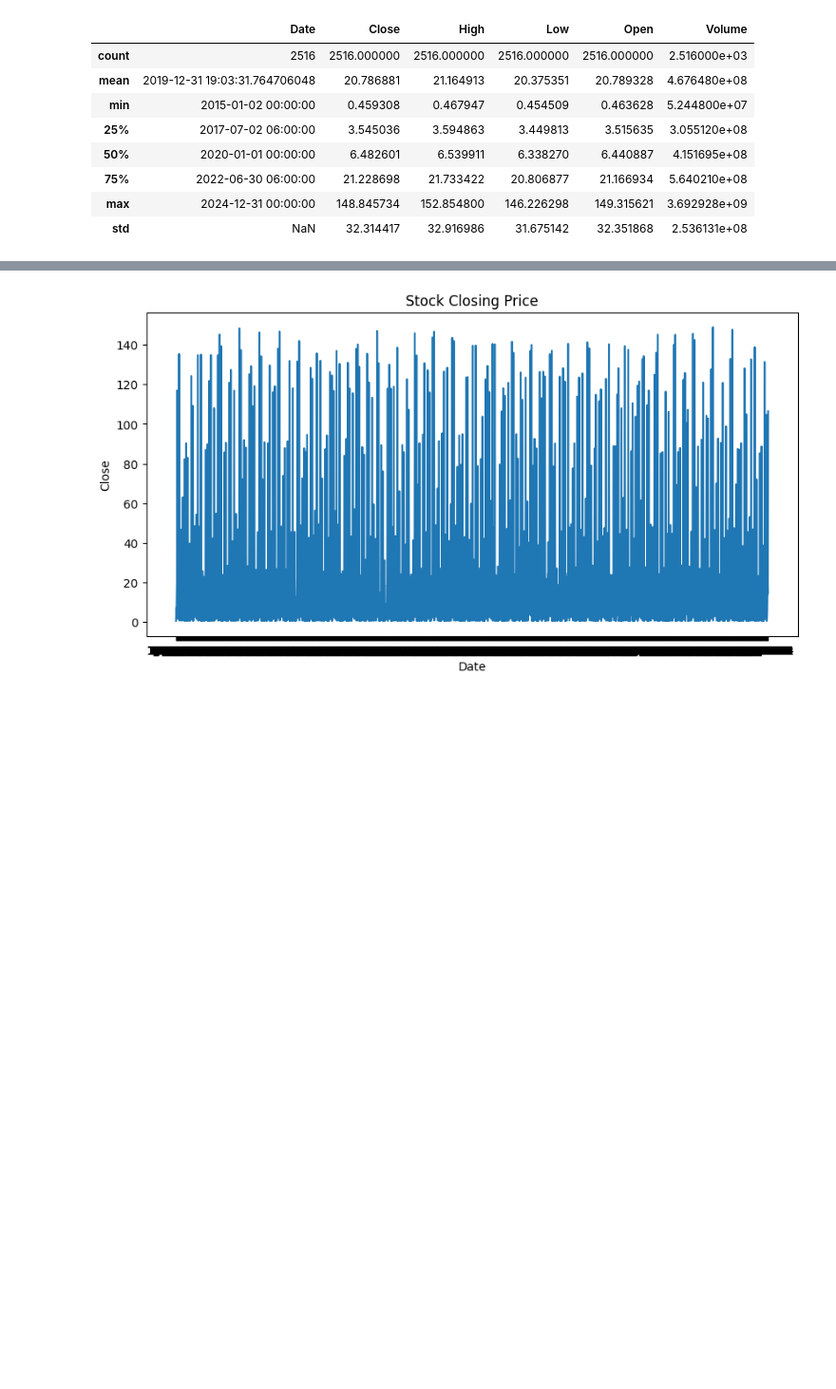
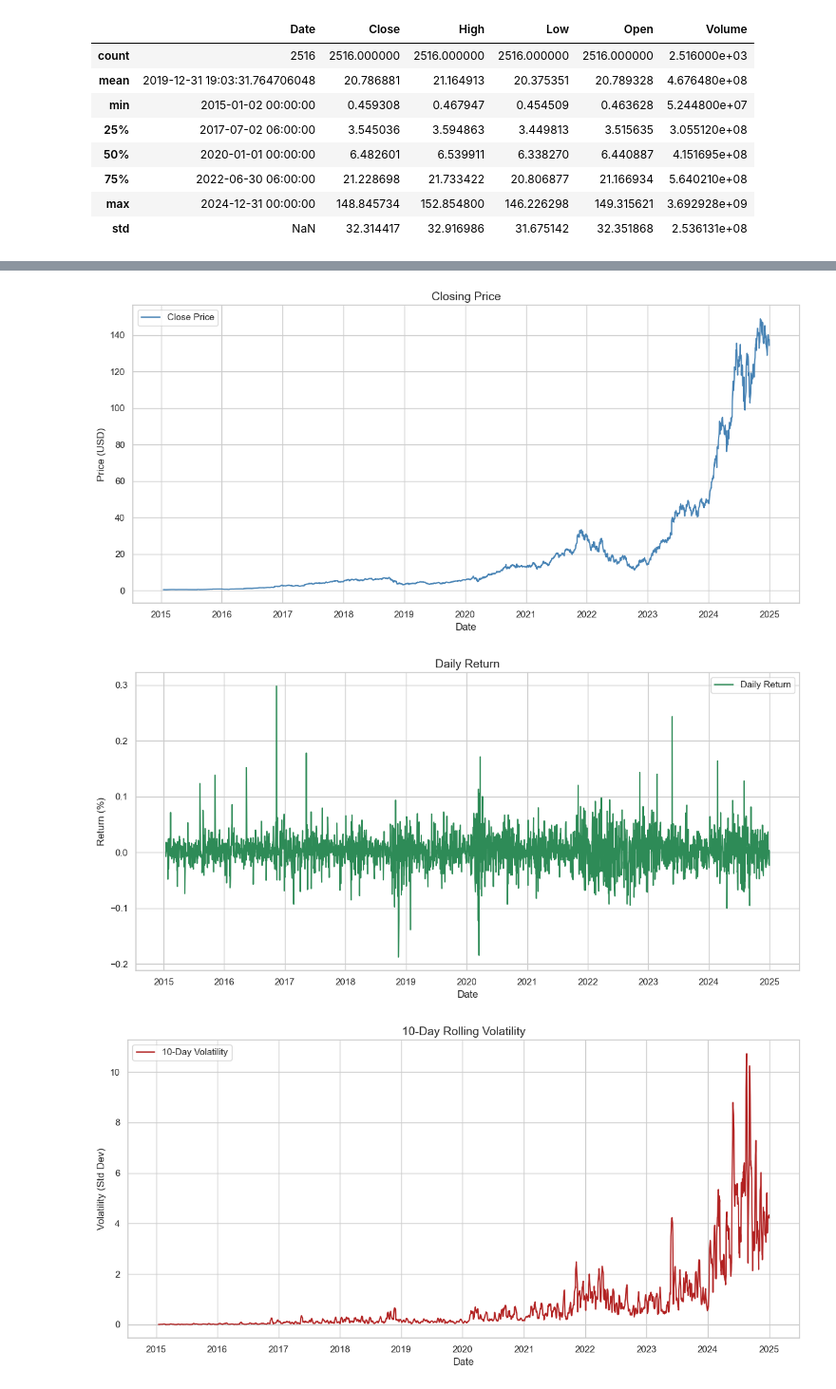
Before and after one commit to Prapakorn23/drift-cv-forecasting, a Jupyter notebook: Nvdia_Plot.ipynb, the cells around one changed output, grey strips where cells are left out. Shown: that part at 95% size. Cells and saved outputs as stored; diff of their text form; code cells hidden in the pictures; blank space fills up the shorter version.

```diff
--- a/Nvdia_Plot.ipynb
+++ b/Nvdia_Plot.ipynb
@@ -102,8 +121,64 @@ plt.legend()
-# %%
-# Plot ราคาปิด
-plt.figure(figsize=(10,5))
-sns.lineplot(x='Date', y='Close', data=df)
-plt.title('Stock Closing Price')
-plt.show()
-# %% [output]
-[figure, removed]
+# %%
+import matplotlib.pyplot as plt
+import seaborn as sns
+
+sns.set(style="whitegrid")  # ใช้ธีมสวยงาม
+
+# Plot 1: Closing Price
+plt.figure(figsize=(12,6))
+sns.lineplot(data=df, x='Date', y='Close', color='steelblue', linewidth=1.5, label='Close Price')
+plt.title("Closing Price", fontsize=14)
+plt.xlabel("Date", fontsize=12)
+plt.ylabel("Price (USD)", fontsize=12)
+plt.grid(True)
+plt.legend()
+plt.tight_layout()
+plt.show()
+
+# Plot 2: Daily Return
+plt.figure(figsize=(12, 6))
+sns.lineplot(data=df, x='Date', y='Return', color='seagreen', linewidth=1.5, label='Daily Return')
+plt.title("Daily Return", fontsize=14)
+plt.xlabel("Date", fontsize=12)
+plt.ylabel("Return (%)", fontsize=12)
+plt.grid(True)
+plt.legend()
+plt.tight_layout()
+plt.show()
+
+# Plot 3: 10-Day Rolling Volatility
+plt.figure(figsize=(12, 6))
+sns.lineplot(data=df, x='Date', y='Volatility', color='firebrick', linewidth=1.5, label='10-Day Volatility')
+plt.title("10-Day Rolling Volatility", fontsize=14)
+plt.xlabel("Date", fontsize=12)
+plt.ylabel("Volatility (Std Dev)", fontsize=12)
+plt.grid(True)
+plt.legend()
+plt.tight_layout()
+plt.show()
+
+# Plot 4: High-Low Price Difference
+plt.figure(figsize=(12, 6))
+sns.lineplot(data=df, x='Date', y='Price_Diff', color='darkorange', linewidth=1.5, label='Price Diff (High - Low)')
+plt.title("High-Low Price Difference", fontsize=14)
+plt.xlabel("Date", fontsize=12)
+plt.ylabel("Price Range (USD)", fontsize=12)
+plt.grid(True)
+plt.legend()
+plt.tight_layout()
+plt.show()
+
+# Plot 5: Log Volume
+plt.figure(figsize=(12, 6))
+sns.lineplot(data=df, x='Date', y='Volume_Log', color='slategray', linewidth=1.5, label='Log(1 + Volume)')
+plt.title("Log(1 + Volume)", fontsize=14)
+plt.xlabel("Date", fontsize=12)
+plt.ylabel("Log Volume", fontsize=12)
+plt.grid(True)
+plt.legend()
+plt.tight_layout()
+plt.show()
+# %% [output]
+[figure, added]
+[figure, added]
+[figure, added]
```
Also changed, not shown: parts of 8 cells of this notebook, 4 other files.
